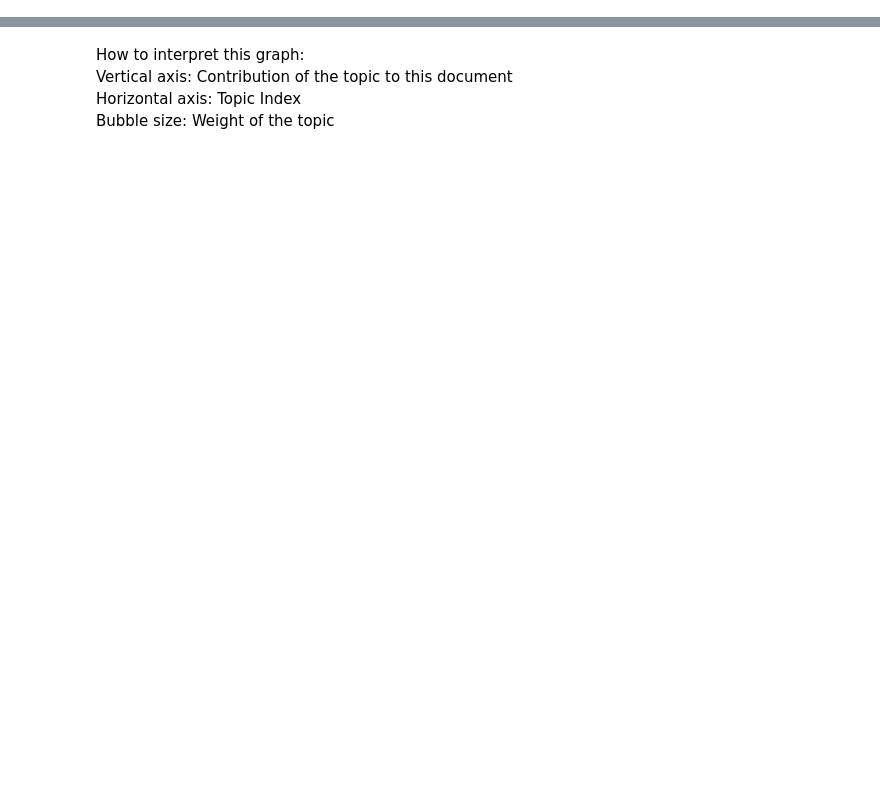
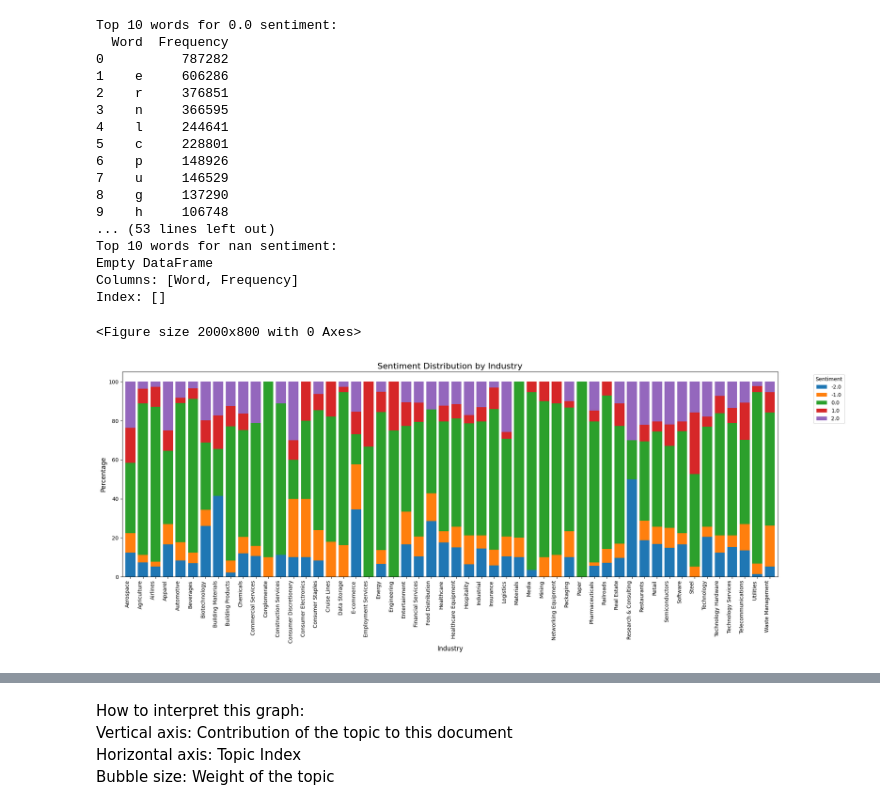
Before and after one commit to GeorgePPP/fyp_nlp, a Jupyter notebook: eda_news.ipynb, the cells around one changed output, grey strips where cells are left out. Saved outputs shown, nothing was run; the diff lists cells and outputs as text; code cells hidden in the pictures; blank space fills up the shorter version.

```diff
--- a/eda_news.ipynb
+++ b/eda_news.ipynb
@@ -79,0 +139,62 @@ Tokens: wednesdays biggest analyst calls tesla amazon alphabet meta ups tyson di
+# %%
+# Calculate words per sentiment
+def words_by_sentiment(df):
+    sentiment_words = {}
+    for sentiment in df['Sentiment'].unique():
+        texts = df[df['Sentiment'] == sentiment]['Text']
+        all_words = []
+        for text in texts:
+            tokens = preprocess_text(text)
+            all_words.extend(tokens)
+        word_freq = Counter(all_words)
+        sentiment_words[sentiment] = pd.DataFrame(word_freq.most_common(10),
+                                                columns=['Word', 'Frequency'])
+    return sentiment_words
+
+sentiment_words = words_by_sentiment(df)
+for sentiment, words in sentiment_words.items():
+    print(f"\nTop 10 words for {sentiment} sentiment:")
+    print(words)
+
+plt.figure(figsize=(20, 8))  # Set figure size
+
+# Calculate sentiment distribution by industry as percentages
+industry_sentiment = pd.crosstab(df['Industry'], df['Sentiment'], normalize='index') * 100
+
+# Plot the bar chart
+ax = industry_sentiment.plot(kind='bar', stacked=True, figsize=(20, 8), width=0.8)
+
+# Customize x-axis labels
+ax.set_xticklabels(industry_sentiment.index, rotation=90, ha='right')  # Rotate labels slightly for better alignment
+
+# Add title, labels, and legend
+plt.title('Sentiment Distribution by Industry', fontsize=16)
+plt.xlabel('Industry', fontsize=12)
+plt.ylabel('Percentage', fontsize=12)
+plt.legend(title='Sentiment', bbox_to_anchor=(1.05, 1), loc='upper left')
+
+# Adjust layout to prevent overlap
+plt.tight_layout()
+
+# Show the plot
+plt.show()
+# %% [output]
+Top 10 words for 0.0 sentiment:
+  Word  Frequency
+0          787282
+1    e     606286
+2    r     376851
+3    n     366595
+4    l     244641
+5    c     228801
+6    p     148926
+7    u     146529
+8    g     137290
+9    h     106748
+... (53 lines left out)
+Top 10 words for nan sentiment:
+Empty DataFrame
+Columns: [Word, Frequency]
+Index: []
+<Figure size 2000x800 with 0 Axes>
+[figure, added]
```
Also changed, not shown: parts of 36 cells of this notebook, 5 other files.
